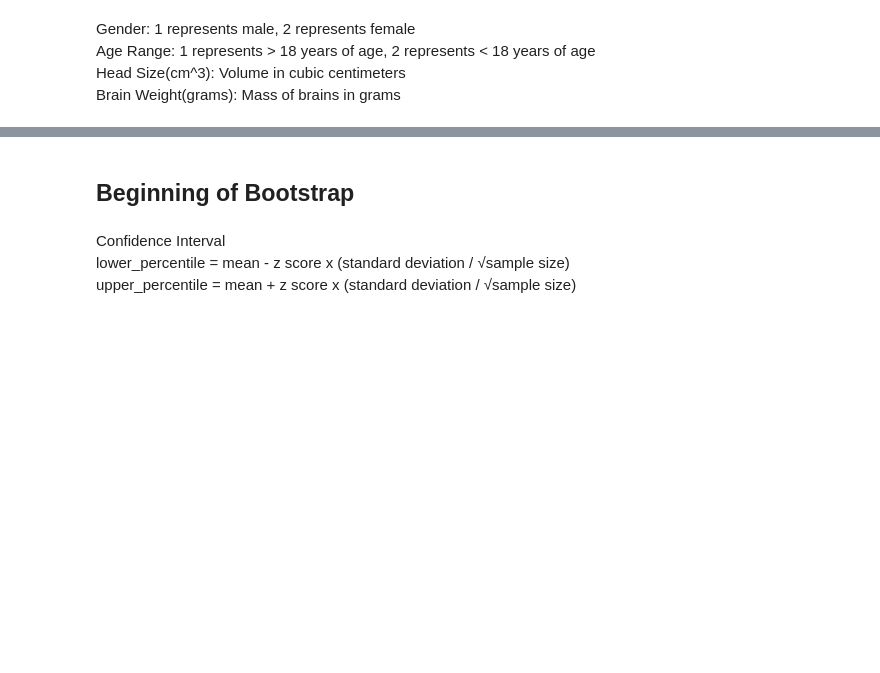
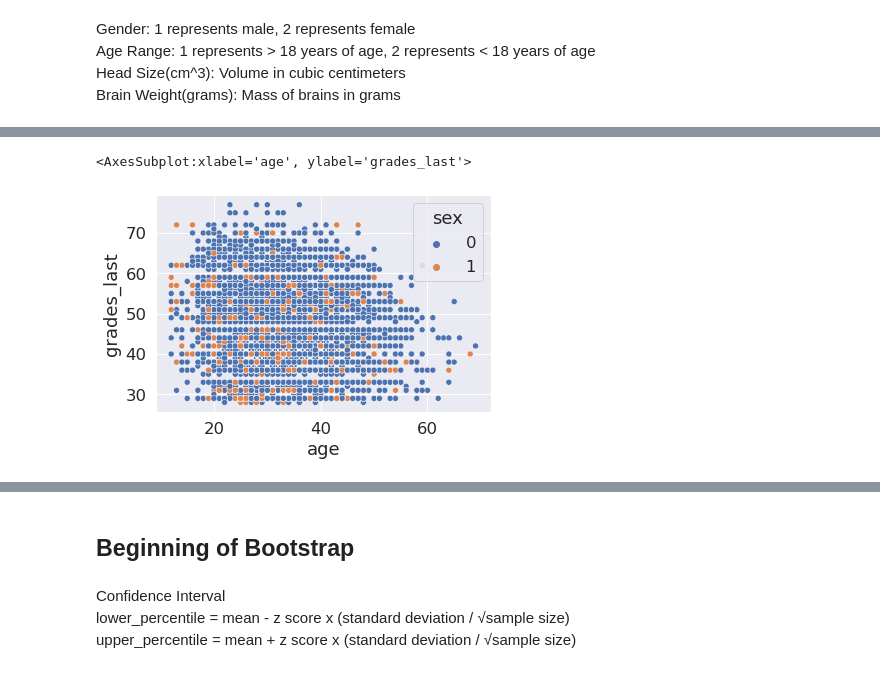
Before and after one commit to ml3ngineer/sampling_with_replacement, a Jupyter notebook: bootstrap/example.ipynb, the cells around one changed output, grey strips where cells are left out. Drawn from its saved outputs; the diff is of its cells as text; code cells hidden in the pictures; blank space fills up the shorter version.

```diff
--- a/bootstrap/example.ipynb
+++ b/bootstrap/example.ipynb
@@ -31,3 +61,6 @@ sns.displot(data=climb_df, x='age', height=8, hue='sex', multiple='stack')
 # %%
-sns.scatterplot(data=climb_df, x='age', y='grades_last', hue='sex')
+sns.scatterplot(data=climber_df, x='age', y='grades_last', hue='sex')
+# %% [output]
+<AxesSubplot:xlabel='age', ylabel='grades_last'>
+[figure, added]
 # %%
```
Also changed, not shown: parts of 12 cells of this notebook.
